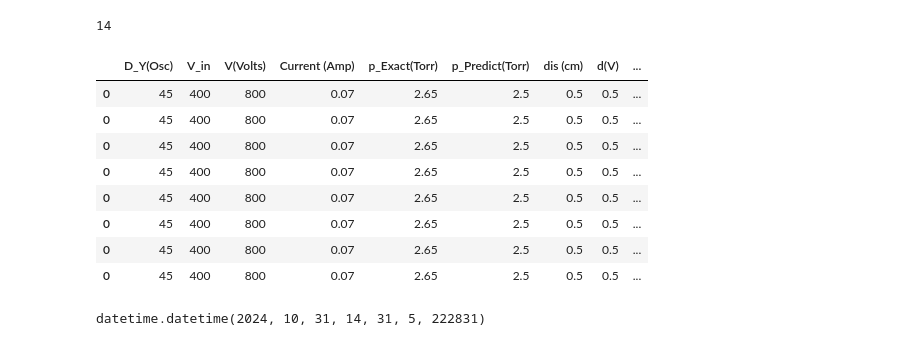
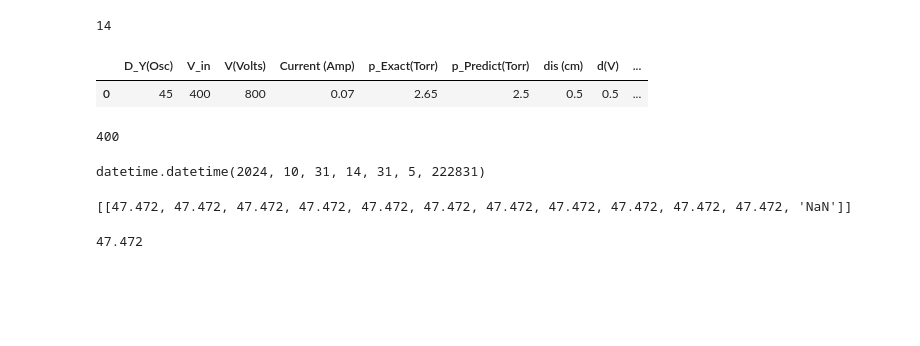
Before and after one commit to s-gerow/SAIL-Plasma, a Jupyter notebook: BeAMED/playground.ipynb, the cells around one changed output. Saved outputs shown, nothing was run; the diff lists cells and outputs as text; code cells hidden in the pictures; blank space fills up the shorter version.

```diff
--- a/BeAMED/playground.ipynb
+++ b/BeAMED/playground.ipynb
@@ -340,24 +340,34 @@ dt.hour
 # %%
 import pandas as pd
 
-#BeAMED_data = pd.DataFrame(columns= ['D_Y(Osc)', 'V_in', 'V(Volts)', 'Current (Amp)', 'p_Exact(Torr)', 'p_Predict(Torr)', 'dis (cm)', 'd(V)', 'd(p)', 'd(d)', 'd(pd)'])
+BeAMED_data = pd.DataFrame(columns= ['D_Y(Osc)', 'V_in', 'V(Volts)', 'Current (Amp)', 'p_Exact(Torr)', 'p_Predict(Torr)', 'dis (cm)', 'd(V)', 'd(p)', 'd(d)', 'd(pd)'])
 new_data = [[45, 400, 800, 0.07, 2.65, 2.5, 0.5, 0.5, 0.1, 0.1, 0.05]]
 new_dataframe = pd.DataFrame(new_data,columns=['D_Y(Osc)', 'V_in', 'V(Volts)', 'Current (Amp)', 'p_Exact(Torr)', 'p_Predict(Torr)', 'dis (cm)', 'd(V)', 'd(p)', 'd(d)', 'd(pd)'])
 BeAMED_data = pd.concat([ new_dataframe,BeAMED_data])
 BeAMED_data
 # %% [output]
 |  | D_Y(Osc) | V_in | V(Volts) | Current (Amp) | p_Exact(Torr) | p_Predict(Torr) | dis (cm) | d(V) | ... |
 | 0 | 45 | 400 | 800 | 0.07 | 2.65 | 2.5 | 0.5 | 0.5 | ... |
-| 0 | 45 | 400 | 800 | 0.07 | 2.65 | 2.5 | 0.5 | 0.5 | ... |
-| 0 | 45 | 400 | 800 | 0.07 | 2.65 | 2.5 | 0.5 | 0.5 | ... |
-| 0 | 45 | 400 | 800 | 0.07 | 2.65 | 2.5 | 0.5 | 0.5 | ... |
-| 0 | 45 | 400 | 800 | 0.07 | 2.65 | 2.5 | 0.5 | 0.5 | ... |
-| 0 | 45 | 400 | 800 | 0.07 | 2.65 | 2.5 | 0.5 | 0.5 | ... |
-| 0 | 45 | 400 | 800 | 0.07 | 2.65 | 2.5 | 0.5 | 0.5 | ... |
-| 0 | 45 | 400 | 800 | 0.07 | 2.65 | 2.5 | 0.5 | 0.5 | ... |
+# %%
+new_data[0][1]
+# %% [output]
+400
 # %%
 from datetime import datetime
 
 datetime.now()
 # %% [output]
 datetime.datetime(2024, 10, 31, 14, 31, 5, 222831)
+# %%
+experiment_data = []
+current_run = ["NaN","NaN", "NaN", "NaN","NaN", "NaN", "NaN","NaN", "NaN", "NaN","NaN", "NaN"]
+for i in range(0,11):
+    current_run[i] = float("+47.472")
+experiment_data.append(current_run)
+print(experiment_data)
+# %% [output]
+[[47.472, 47.472, 47.472, 47.472, 47.472, 47.472, 47.472, 47.472, 47.472, 47.472, 47.472, 'NaN']]
+# %%
+float("+47.472")
+# %% [output]
+47.472
```
Also changed, not shown: 1 other file.
